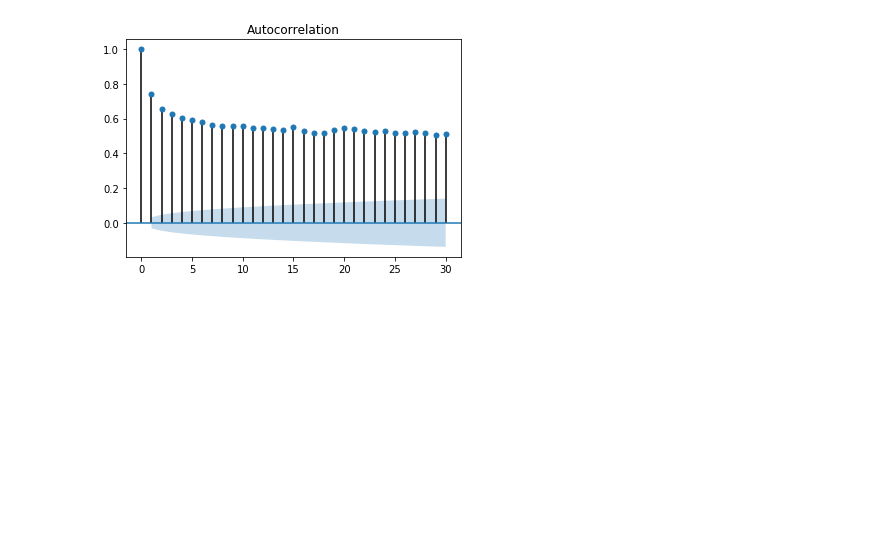
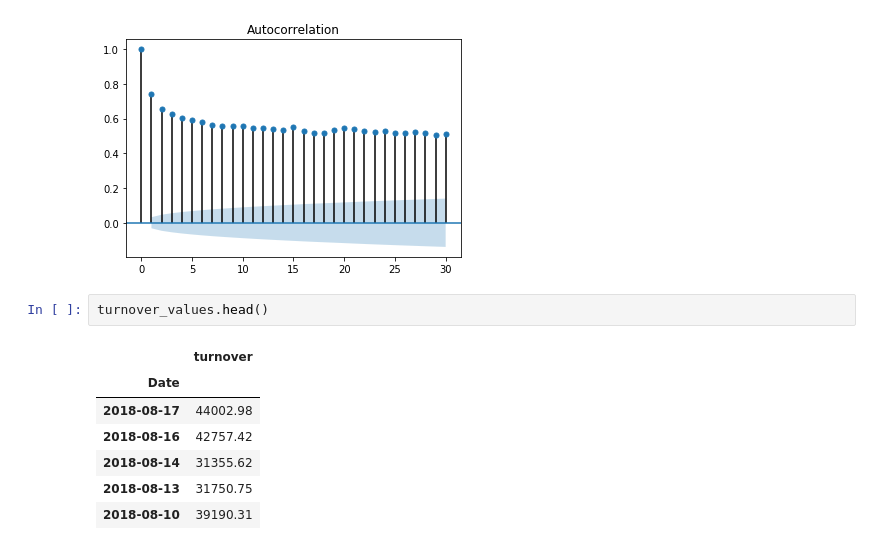
Before and after one commit to anurag19997/Time-Series-Forecasting-python, a Jupyter notebook: Autoregression Models Time Series Forecasting.ipynb, the cells around one changed output. Cells and saved outputs as stored; diff of their text form; blank space fills up the shorter version.

```diff
--- a/Autoregression Models Time Series Forecasting.ipynb
+++ b/Autoregression Models Time Series Forecasting.ipynb
@@ -110,3 +112,13 @@ plot_acf(turnover_values.turnover, lags=30)
 # %% [output]
 [figure]
 [figure]
+# %%
+turnover_values.head()
+# %% [output]
+|  | turnover |
+| Date |  |
+| 2018-08-17 | 44002.98 |
+| 2018-08-16 | 42757.42 |
+| 2018-08-14 | 31355.62 |
+| 2018-08-13 | 31750.75 |
+| 2018-08-10 | 39190.31 |
```
Also changed, not shown: parts of 7 cells of this notebook.
